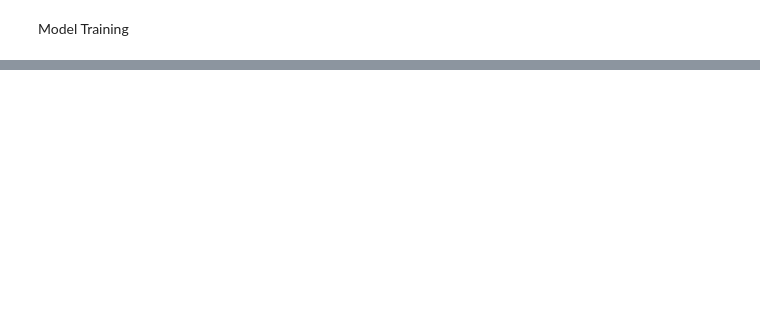
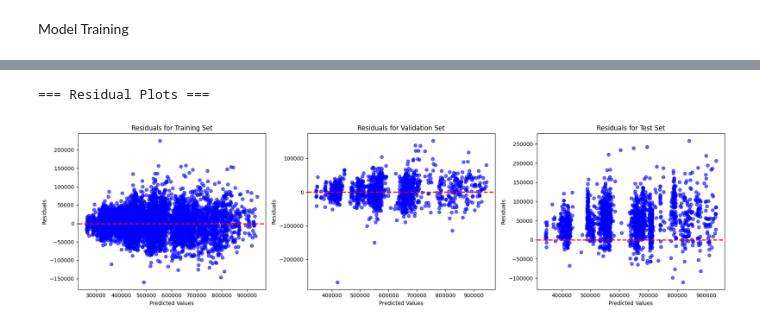
Before and after one commit to cheesexuanyang/Machine-Learning_lab-P5_Group11, a Jupyter notebook: INF2008_Project_RF.ipynb, the cells around one changed output, grey strips where cells are left out. Saved outputs shown, nothing was run; the diff lists cells and outputs as text; code cells hidden in the pictures; blank space fills up the shorter version.

```diff
--- a/INF2008_Project_RF.ipynb
+++ b/INF2008_Project_RF.ipynb
@@ -776,0 +869,36 @@ plt.show()
+# %%
+print("=== Residual Plots ===\n")
+# Calculate residuals for each dataset
+residuals_train = rf_y_train - y_train_pred
+residuals_val = rf_y_val - y_val_pred
+residuals_test = rf_y_test - y_test_pred
+
+# Create subplots for each dataset's residual plot
+fig, axs = plt.subplots(1, 3, figsize=(18, 5))
+
+# Training set residual plot
+axs[0].scatter(y_train_pred, residuals_train, color='blue', alpha=0.6)
+axs[0].axhline(0, color='red', linestyle='--', linewidth=2)
+axs[0].set_title('Residuals for Training Set')
+axs[0].set_xlabel('Predicted Values')
+axs[0].set_ylabel('Residuals')
+
+# Validation set residual plot
+axs[1].scatter(y_val_pred, residuals_val, color='blue', alpha=0.6)
+axs[1].axhline(0, color='red', linestyle='--', linewidth=2)
+axs[1].set_title('Residuals for Validation Set')
+axs[1].set_xlabel('Predicted Values')
+axs[1].set_ylabel('Residuals')
+
+# Test set residual plot
+axs[2].scatter(y_test_pred, residuals_test, color='blue', alpha=0.6)
+axs[2].axhline(0, color='red', linestyle='--', linewidth=2)
+axs[2].set_title('Residuals for Test Set')
+axs[2].set_xlabel('Predicted Values')
+axs[2].set_ylabel('Residuals')
+
+plt.tight_layout()
+plt.show()
+# %% [output]
+=== Residual Plots ===
+[figure, added]
```
Also changed, not shown: parts of 49 cells of this notebook.
